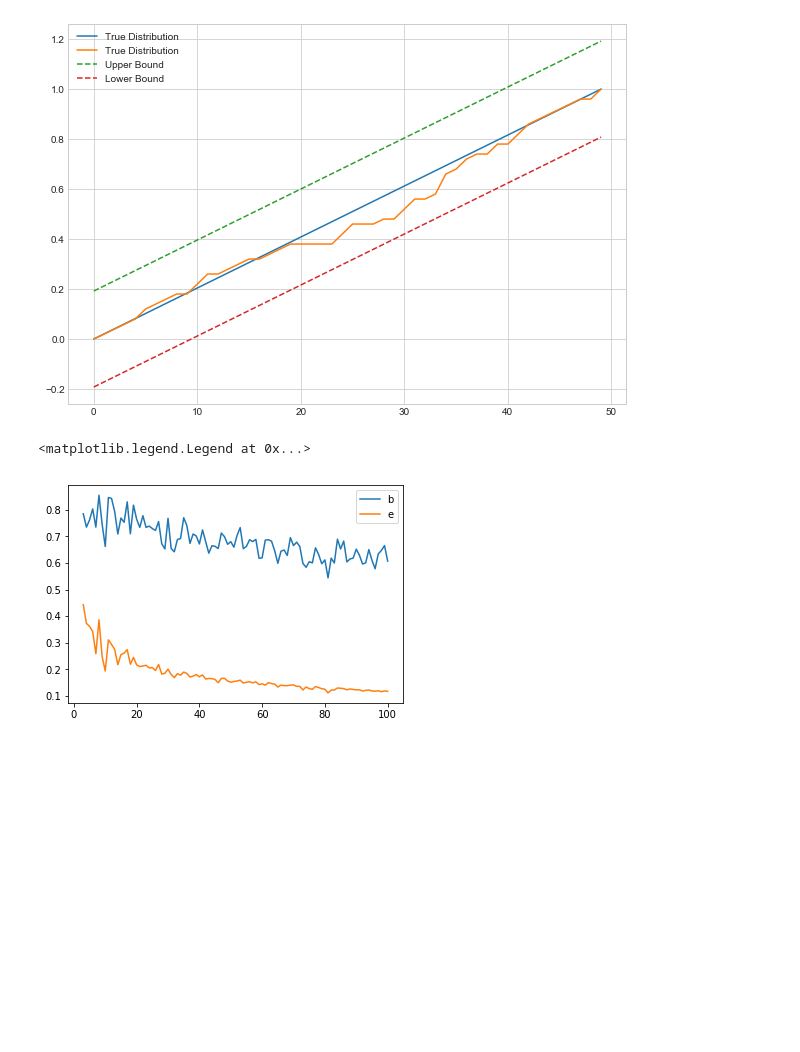
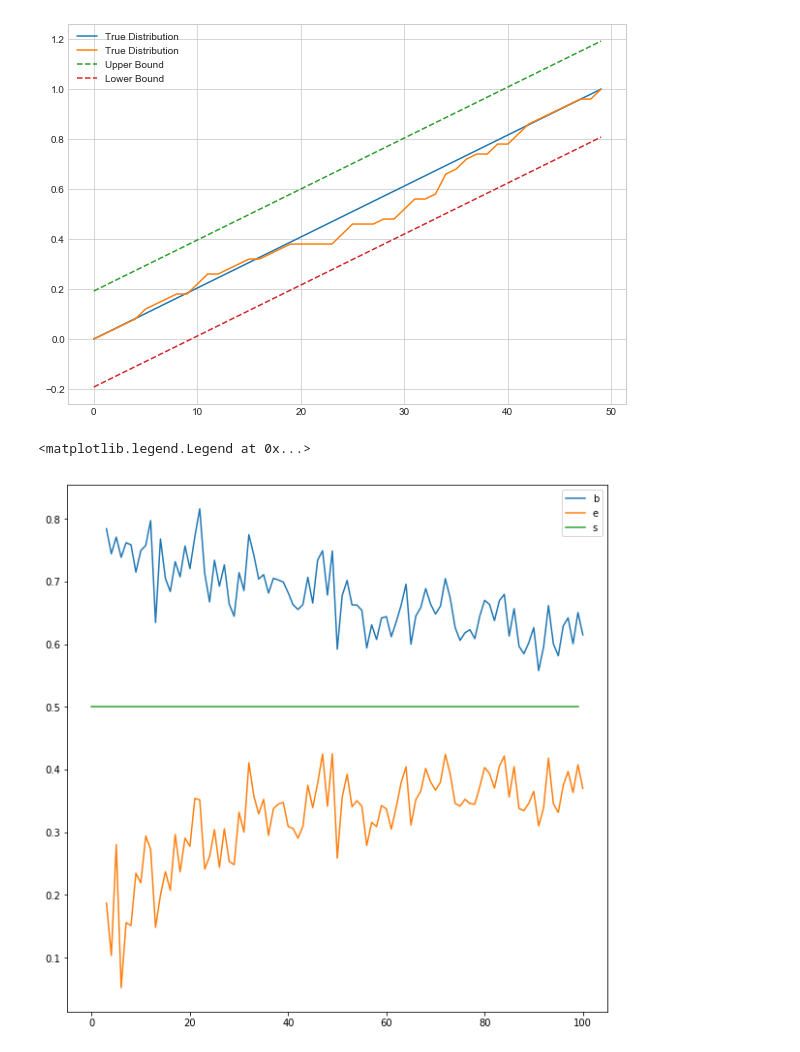
Before and after one commit to abhinavshaw1993/SampleBounds, a Jupyter notebook: Ipython_notebooks/Massart-Bound.ipynb, the cells around one changed output. Drawn from its saved outputs; the diff is of its cells as text; code cells hidden in the pictures; blank space fills up the shorter version.

Commit message:
FIxed bug for Massart Bounds in Ipython Notebook.

```diff
--- a/Ipython_notebooks/Massart-Bound.ipynb
+++ b/Ipython_notebooks/Massart-Bound.ipynb
@@ -141,35 +141,36 @@ Warning: Cannot change to a different GUI toolkit: notebook. Using qt5 instead.
 # Bounding the mean by Massart-Bounds.
 
 import numpy as np
 import math
 import matplotlib.pyplot as plt
 %matplotlib inline
 
 max_samples = 100
 a,b = 0,1
 upper = []
 lower = []
 
 for n in range(3,max_samples+1):
     samples = np.random.uniform(a,b,n)
     order_stats = np.sort(samples)
     alpha = .95
     intermediate = math.log((1-alpha)/2.0)/(-2.0*n)
     e = math.sqrt(intermediate)
     m_l = a * e+ order_stats[0] * (1.0/n)
     m_u = order_stats[0]*max(0,(1.0/n)-e)
 
     for i in range(1,n):
         m_u += (max(0,(i/n)-e) - max(0,(i-1)/n - e))* order_stats[i]
-        m_l += (max(1,(i/n)+e) - max(1,(i-1)/n + e))* order_stats[i]
+        m_l += (min(1,(i/n)+e) - min(1,(i-1)/n + e))* order_stats[i]
 
     m_u += e*b
     upper.append(m_u)
     lower.append(m_l)
-
-plt.plot( [i for i in range(3,max_samples+1)], upper, label = 'Upper Bound')
-plt.plot( [i for i in range(3,max_samples+1)], lower, label = 'Lower Bound')
+plt.figure(figsize=(10,10))
+plt.plot( [i for i in range(3,max_samples+1)], upper, label='Upper Bound')
+plt.plot( [i for i in range(3,max_samples+1)], lower, label='Lower Bound')
+plt.plot(np.arange(max_samples), [0.5]* max_samples, label='True Mean')
 plt.legend("best")
 # %% [output]
 <matplotlib.legend.Legend at 0x...>
-[figure, old version]
+[figure, new version]
```
